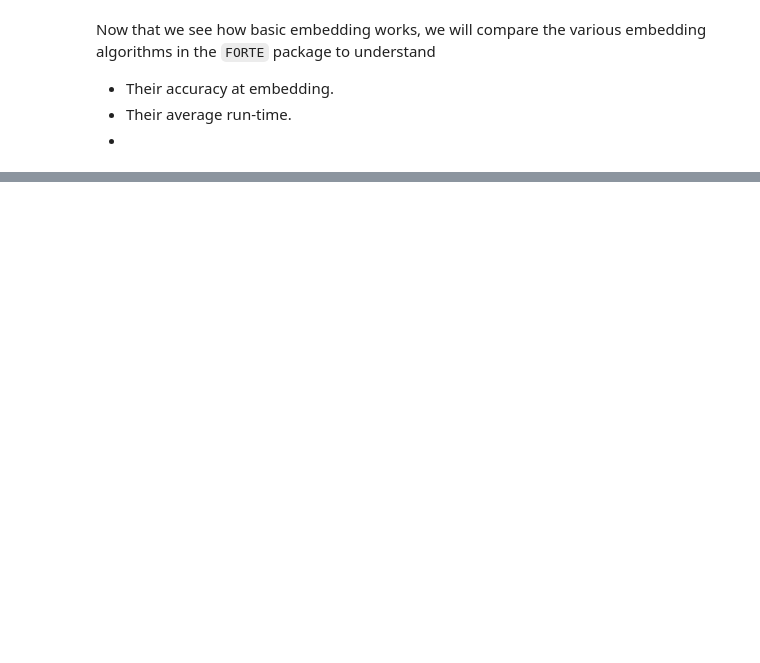
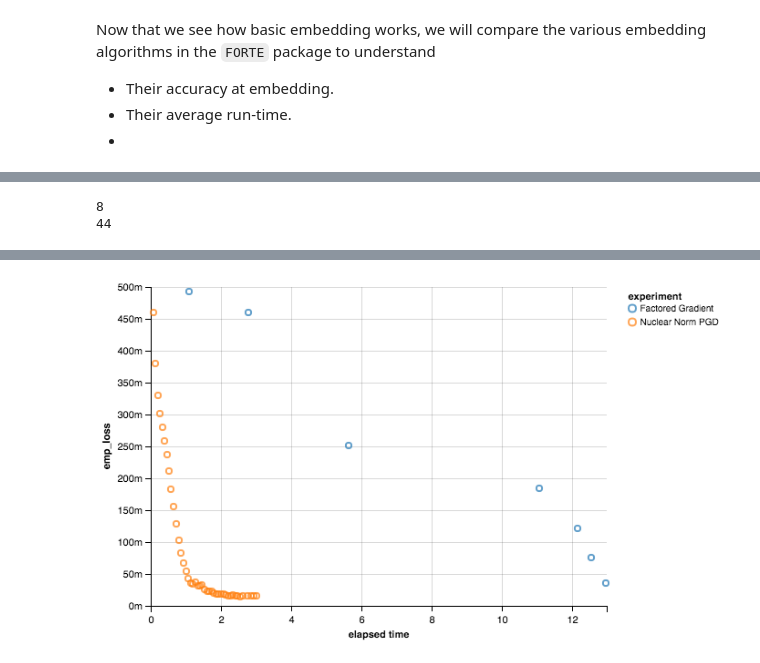
Before and after one commit to stsievert/FORTE, a Jupyter notebook: Compare Ordinal Embedding Algorithms.ipynb, the cells around one changed output, grey strips where cells are left out. Saved outputs shown, nothing was run; the diff lists cells and outputs as text; code cells hidden in the pictures; blank space fills up the shorter version.

```diff
--- a/Compare Ordinal Embedding Algorithms.ipynb
+++ b/Compare Ordinal Embedding Algorithms.ipynb
@@ -53,0 +74,18 @@ Now that we see how basic embedding works, we will compare the various embedding
+# %%
+# run a test
+blackbox.takeoff('Factored Gradient', force=True)
+t_FG = time.time()
+Xhat_FG = FactoredGradient.computeEmbedding(n, d, Strain,
+                                         num_random_restarts=0,
+                                         max_num_passes_SGD=16, max_iter_GD=50,
+                                         max_norm=1, epsilon=0.01, verbose=False)
+blackbox.land()
+blackbox.takeoff('Nuclear Norm PGD', force=True)
+t_PGD = time.time()
+Mhat =  NuclearNormProjected.computeEmbedding(n, d,
+                                                 Strain,
+                                                 max_iter_GD=10000,
+                                                 epsilon=0.000001,
+                                                 trace_norm=trace_norm,
+                                                 verbose=False)
+blackbox.land()
@@ -53,0 +94,13 @@ Now that we see how basic embedding works, we will compare the various embedding
+# %%
+exp = blackbox.get_experiment('SpeedTest')
+print exp.list_runs()
+
+runs = []
+for key in exp.list_runs():
+    run = exp.get_run(key).events
+    start_time = t_PGD if key == 'Nuclear Norm PGD' else t_FG
+    _ = [r.update({'experiment': key, 'start time': start_time}) for r in run]
+    runs += run
+
+df = pd.DataFrame(runs)
+df['elapsed time'] = df['timestamp'] - df['start time']
@@ -53,0 +118,12 @@ Now that we see how basic embedding works, we will compare the various embedding
+# %%
+for key in exp.list_runs():
+    run = exp.get_run(key).events
+    print len(run)
+# %% [output]
+8
+44
+# %%
+from altair import Chart
+Chart(df).mark_point().encode(
+    x='elapsed time', y='emp_loss', color='experiment')
+# %% [output]
@@ -53,0 +131 @@ Now that we see how basic embedding works, we will compare the various embedding
+[figure, added]
```
Also changed, not shown: parts of 11 cells of this notebook, 2 other files.
